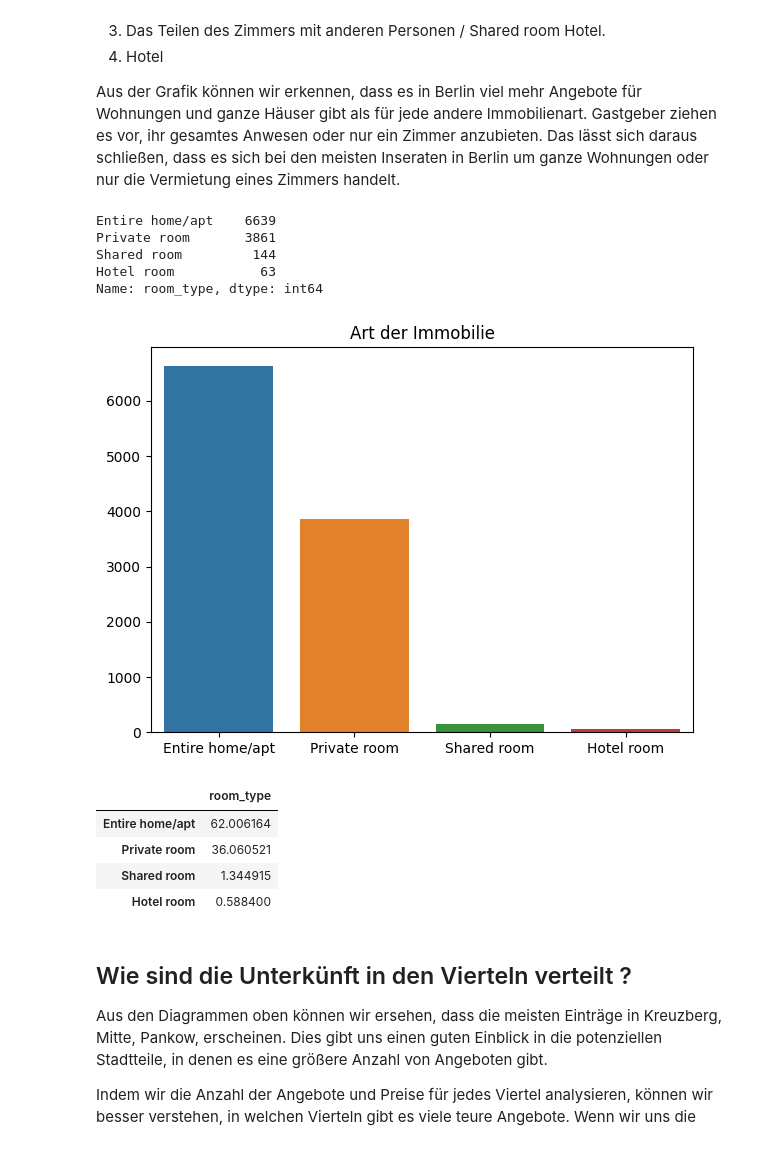
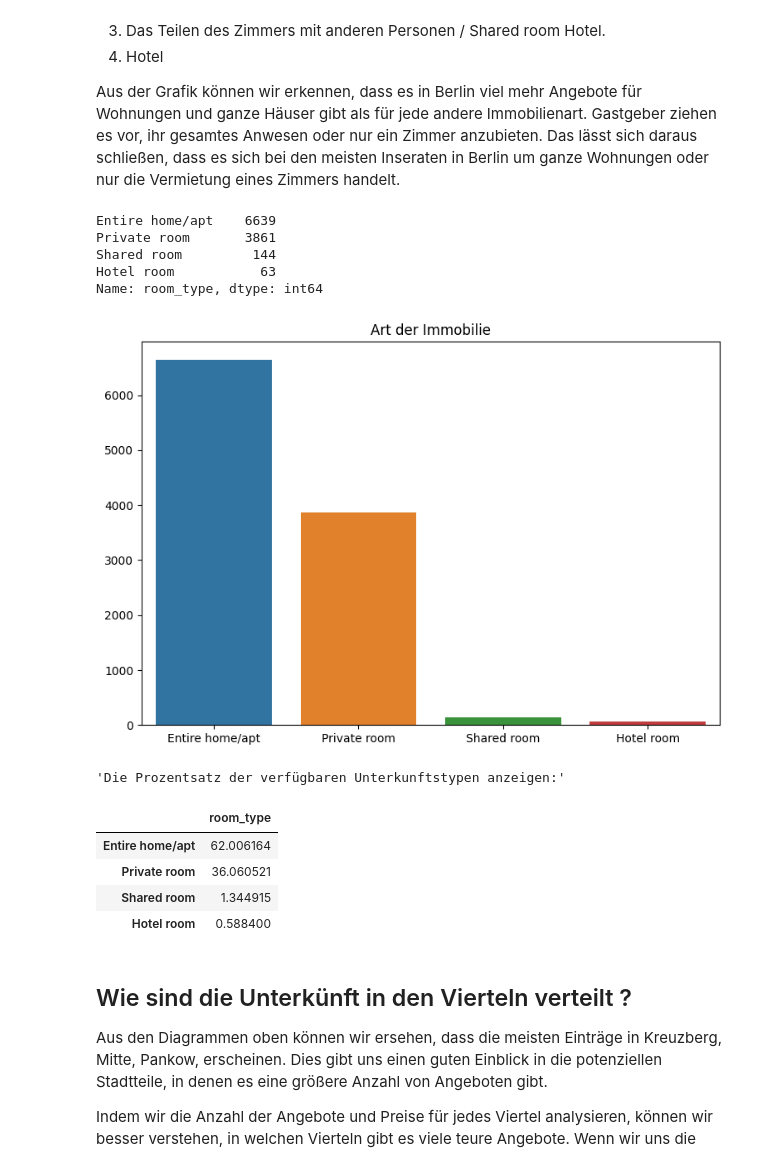
Before and after one commit to awildt01/Airbnb_Berlin-, a Jupyter notebook: Airbnb_(Berlin).ipynb, the cells around one changed output. Cells and saved outputs as stored; diff of their text form; code cells hidden in the pictures.

```diff
--- a/Airbnb_(Berlin).ipynb
+++ b/Airbnb_(Berlin).ipynb
@@ -502,26 +512,28 @@ Hotel.
 Aus der Grafik können wir erkennen, dass es in Berlin viel mehr Angebote für Wohnungen und ganze Häuser gibt als für jede andere Immobilienart. Gastgeber ziehen es vor, ihr gesamtes Anwesen oder nur ein Zimmer anzubieten. Das lässt sich daraus schließen, dass es sich bei den meisten Inseraten in Berlin um ganze Wohnungen oder nur die Vermietung eines Zimmers  handelt.
 # %%
 # Wir werden die Anzahl der Vorkommen jedes Typs der Vermietung zählen, indem wir die Methode value_counts() verwenden."
-
 display(df_clean.room_type.value_counts())
 
+print(' ')
 d = df_clean.groupby(by ='room_type').count().id.sort_values(ascending=False)
-fig, ax= plt.subplots(figsize=(7,5))
+fig, ax= plt.subplots(figsize=(9,6))
 sns.barplot(x=d.index.tolist(), y=d.values, ax=ax)
 ax.set_title('Art der Immobilie')
 fig.show()
 # %% [output]
 Entire home/apt    6639
 Private room       3861
 Shared room         144
 Hotel room           63
 Name: room_type, dtype: int64
-[figure, old version]
+[figure, new version]
 # %%
 # Die Prozentsatz der verfügbaren Unterkunftstypen anzeigen:"
+display('Die Prozentsatz der verfügbaren Unterkunftstypen anzeigen:')
 df_por = pd.DataFrame(df_clean.room_type.value_counts() / df_clean.shape[0]*100)
 display(df_por)
 # %% [output]
+'Die Prozentsatz der verfügbaren Unterkunftstypen anzeigen:'
 |  | room_type |
 | Entire home/apt | 62.006164 |
 | Private room | 36.060521 |
```
Also changed, not shown: parts of 59 cells of this notebook.
